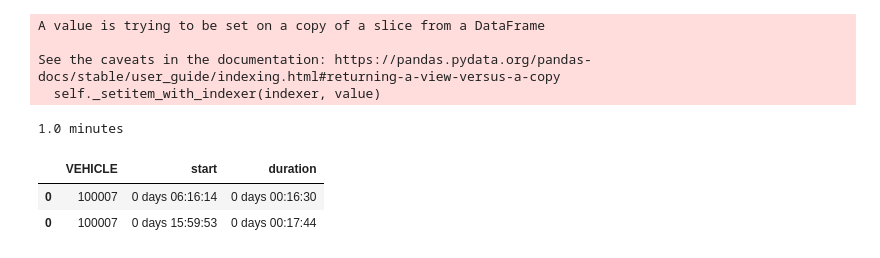
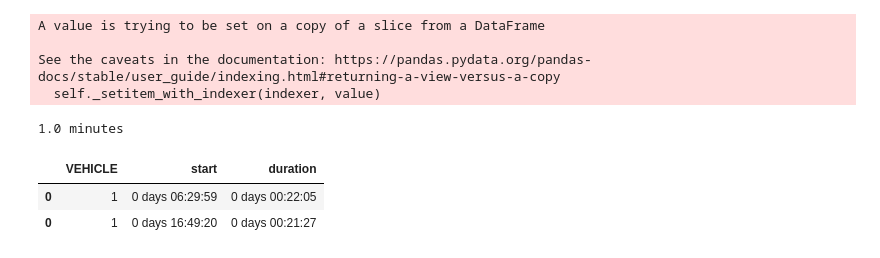
Before and after one commit to zahraeftekhar/PythonProcessingOfMATSimOutputs, a Jupyter notebook: _2_groundtruthODmatrix.ipynb, the cells around one changed output. Drawn from its saved outputs; the diff is of its cells as text; code cells hidden in the pictures.

```diff
--- a/_2_groundtruthODmatrix.ipynb
+++ b/_2_groundtruthODmatrix.ipynb
@@ -186,8 +189,8 @@ See the caveats in the documentation: https://pandas.pydata.org/pandas-docs/stab
   self._setitem_with_indexer(indexer, value)
 1.0 minutes
 # %%
-trips["100007"]
+trips["1"]
 # %% [output]
 |  | VEHICLE | start | duration |
-| 0 | 100007 | 0 days 06:16:14 | 0 days 00:16:30 |
-| 0 | 100007 | 0 days 15:59:53 | 0 days 00:17:44 |
+| 0 | 1 | 0 days 06:29:59 | 0 days 00:22:05 |
+| 0 | 1 | 0 days 16:49:20 | 0 days 00:21:27 |
```
Also changed, not shown: parts of 11 cells of this notebook.
